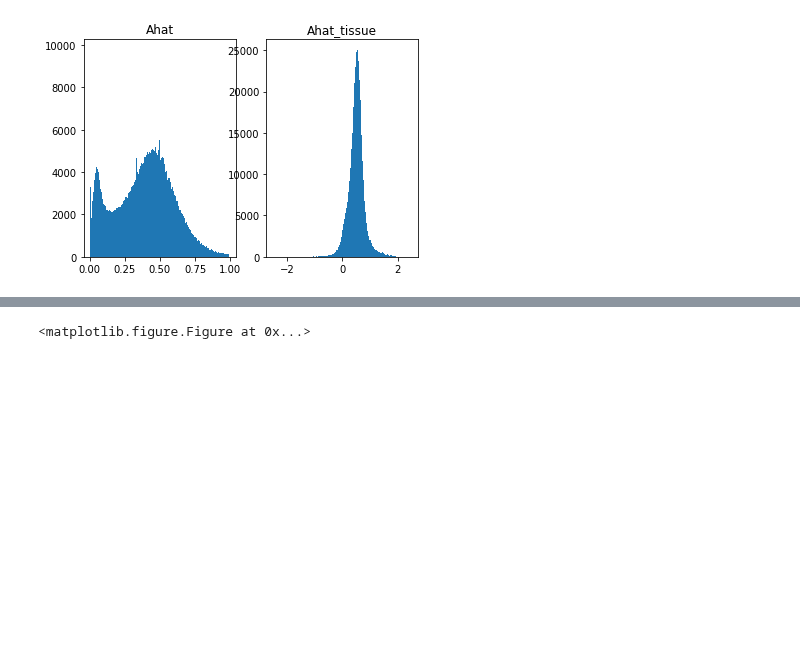
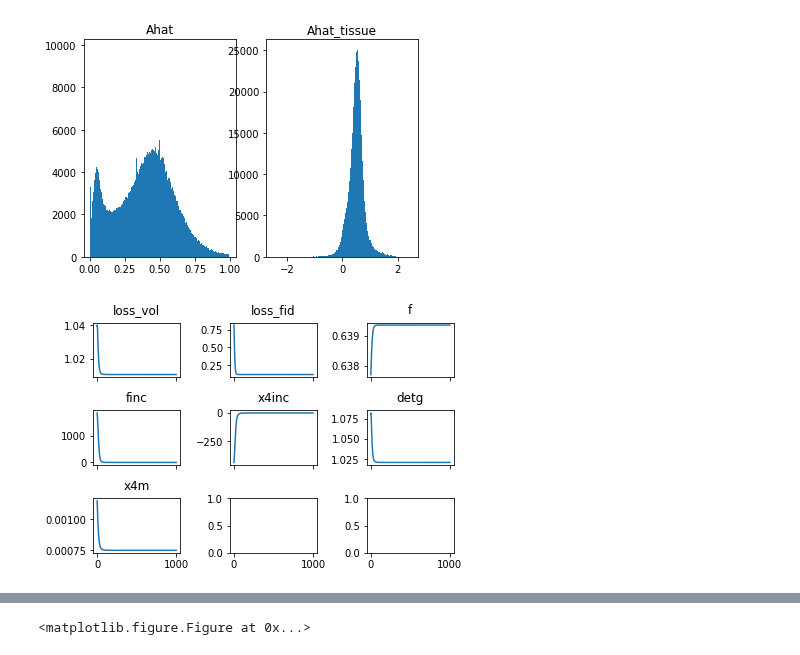
Before and after one commit to sameerd/DiffusionTensorImaging, a Jupyter notebook: notebooks/Free Water.ipynb, the cells around one changed output, grey strips where cells are left out. Cells and saved outputs as stored; diff of their text form; code cells hidden in the pictures; blank space fills up the shorter version.

```diff
--- a/notebooks/Free Water.ipynb
+++ b/notebooks/Free Water.ipynb
@@ -334,3 +331,7 @@ if 1:
+# %%
+idx_tracer.plot_separate()
+# %% [output]
+[figure, added]
 # %%
 loss_tracer.plot_separate()
 # %% [output]
```
Also changed, not shown: parts of 11 cells of this notebook, 1 other file.
